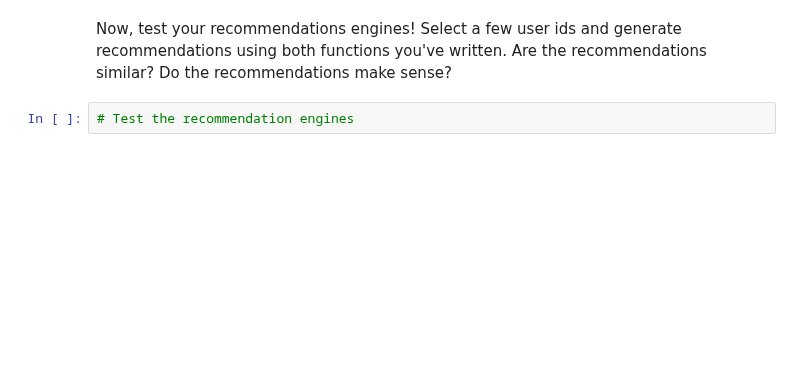
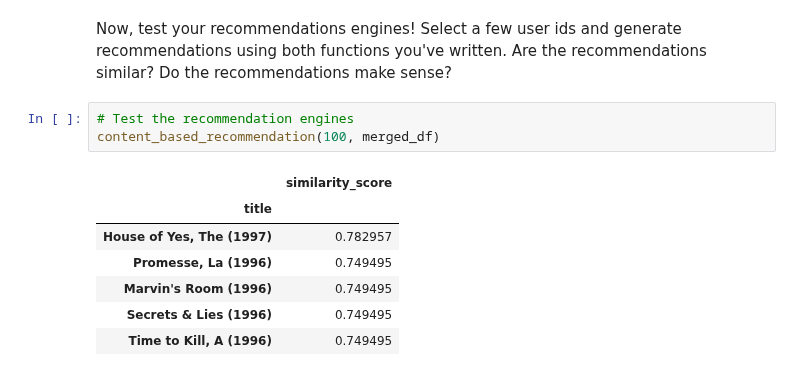
Before and after one commit to Spencer166/First, a Jupyter notebook: Student_MLE_MiniProject_Recommendation_Engines.ipynb, the cells around one changed output. Cells and saved outputs as stored; diff of their text form; blank space fills up the shorter version.

```diff
--- a/Student_MLE_MiniProject_Recommendation_Engines.ipynb
+++ b/Student_MLE_MiniProject_Recommendation_Engines.ipynb
@@ -360,3 +362,12 @@ collaborative_filtering_recommendation(200, merged_df)
 Now, test your recommendations engines! Select a few user ids and generate recommendations using both functions you've written. Are the recommendations similar? Do the recommendations make sense?
 # %%
 # Test the recommendation engines
+content_based_recommendation(100, merged_df)
+# %% [output]
+|  | similarity_score |
+| title |  |
+| House of Yes, The (1997) | 0.782957 |
+| Promesse, La (1996) | 0.749495 |
+| Marvin's Room (1996) | 0.749495 |
+| Secrets & Lies (1996) | 0.749495 |
+| Time to Kill, A (1996) | 0.749495 |
```
Also changed, not shown: parts of 3 cells of this notebook.
